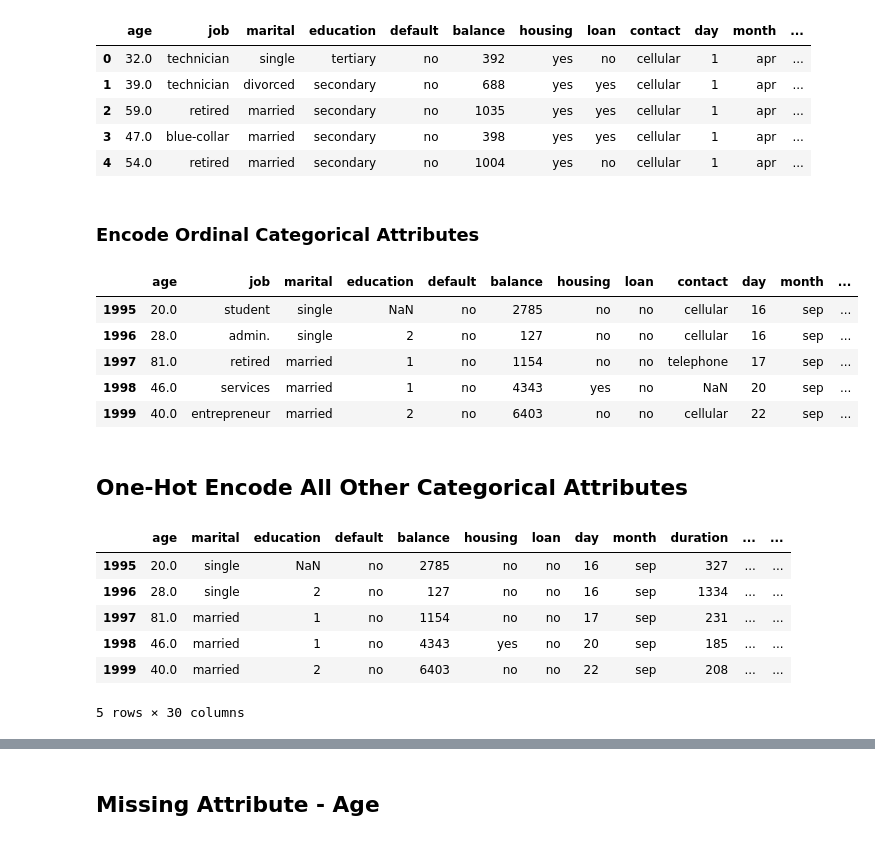
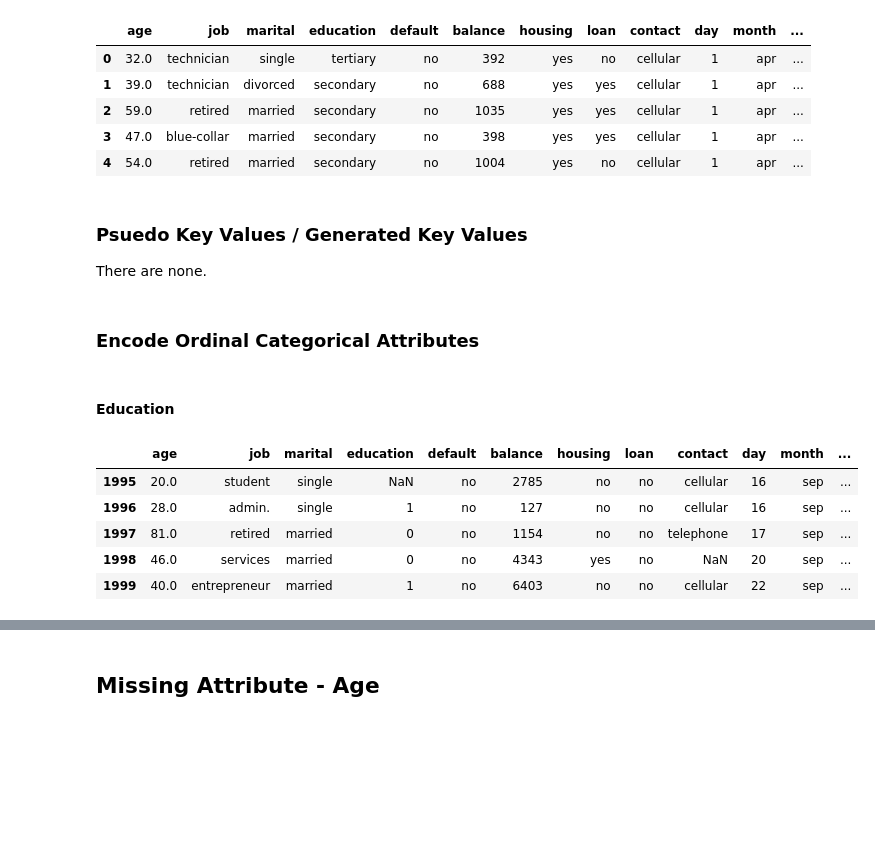
Before and after one commit to qaz73/ULAssignment-1, a Jupyter notebook: etivity1.ipynb, the cells around one changed output, grey strips where cells are left out. Cells and saved outputs as stored; diff of their text form; code cells hidden in the pictures; blank space fills up the shorter version.

```diff
--- a/etivity1.ipynb
+++ b/etivity1.ipynb
@@ -938,40 +855,28 @@ df.head()
 | 2 | 59.0 | retired | married | secondary | no | 1035 | yes | yes | cellular | 1 | apr | ... |
 | 3 | 47.0 | blue-collar | married | secondary | no | 398 | yes | yes | cellular | 1 | apr | ... |
 | 4 | 54.0 | retired | married | secondary | no | 1004 | yes | no | cellular | 1 | apr | ... |
+# %% [markdown]
+### Psuedo Key Values / Generated Key Values
+There are none.
 # %% [markdown]
 ### Encode Ordinal Categorical Attributes
+# %% [markdown]
+#### Education
 # %%
 # Create a mapper for education - TODO missing values
 
 scale_mapper = {
-    "primary": 1,
-"secondary":2,
-"tertiary":3
+    "primary": 0,
+"secondary":1,
+"tertiary":2
 }
 
 df['education'] = df['education'].replace(scale_mapper)
 df.tail()
 # %% [output]
 |  | age | job | marital | education | default | balance | housing | loan | contact | day | month | ... |
 | 1995 | 20.0 | student | single | NaN | no | 2785 | no | no | cellular | 16 | sep | ... |
-| 1996 | 28.0 | admin. | single | 2 | no | 127 | no | no | cellular | 16 | sep | ... |
-| 1997 | 81.0 | retired | married | 1 | no | 1154 | no | no | telephone | 17 | sep | ... |
-| 1998 | 46.0 | services | married | 1 | no | 4343 | yes | no | NaN | 20 | sep | ... |
-| 1999 | 40.0 | entrepreneur | married | 2 | no | 6403 | no | no | cellular | 22 | sep | ... |
+| 1996 | 28.0 | admin. | single | 1 | no | 127 | no | no | cellular | 16 | sep | ... |
+| 1997 | 81.0 | retired | married | 0 | no | 1154 | no | no | telephone | 17 | sep | ... |
+| 1998 | 46.0 | services | married | 0 | no | 4343 | yes | no | NaN | 20 | sep | ... |
+| 1999 | 40.0 | entrepreneur | married | 1 | no | 6403 | no | no | cellular | 22 | sep | ... |
-# %% [markdown]
-## One-Hot Encode All Other Categorical Attributes
-# %%
-# first one-hot encode the categorical columns with job, contact, poutcome
-
-df = pd.get_dummies(df, columns=['job', 'contact', 'poutcome'],
-                        dummy_na=True,
-                        drop_first=True)
-df.tail()
-# %% [output]
-|  | age | marital | education | default | balance | housing | loan | day | month | duration | ... | ... |
-| 1995 | 20.0 | single | NaN | no | 2785 | no | no | 16 | sep | 327 | ... | ... |
-| 1996 | 28.0 | single | 2 | no | 127 | no | no | 16 | sep | 1334 | ... | ... |
-| 1997 | 81.0 | married | 1 | no | 1154 | no | no | 17 | sep | 231 | ... | ... |
-| 1998 | 46.0 | married | 1 | no | 4343 | yes | no | 20 | sep | 185 | ... | ... |
-| 1999 | 40.0 | married | 2 | no | 6403 | no | no | 22 | sep | 208 | ... | ... |
-5 rows × 30 columns
```
Also changed, not shown: parts of 47 cells of this notebook.
